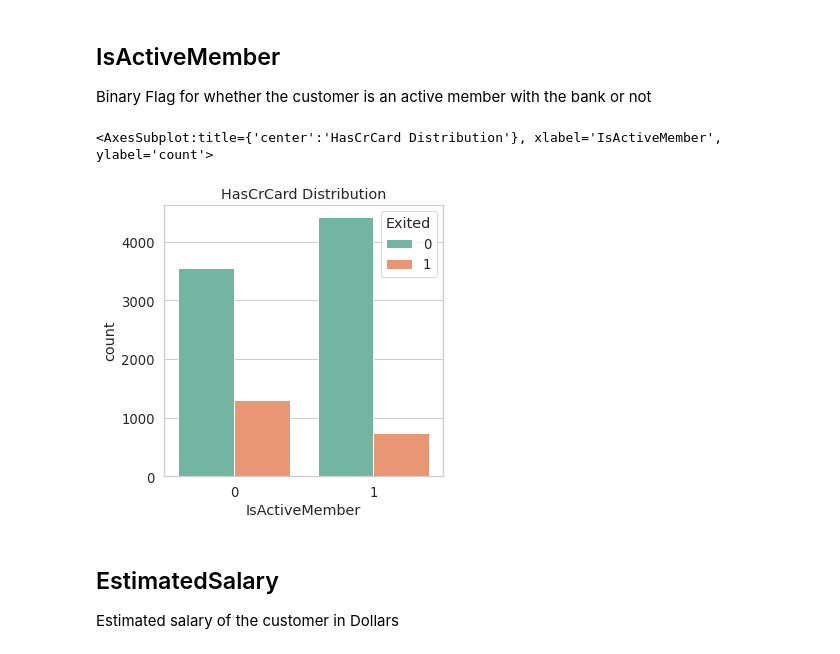
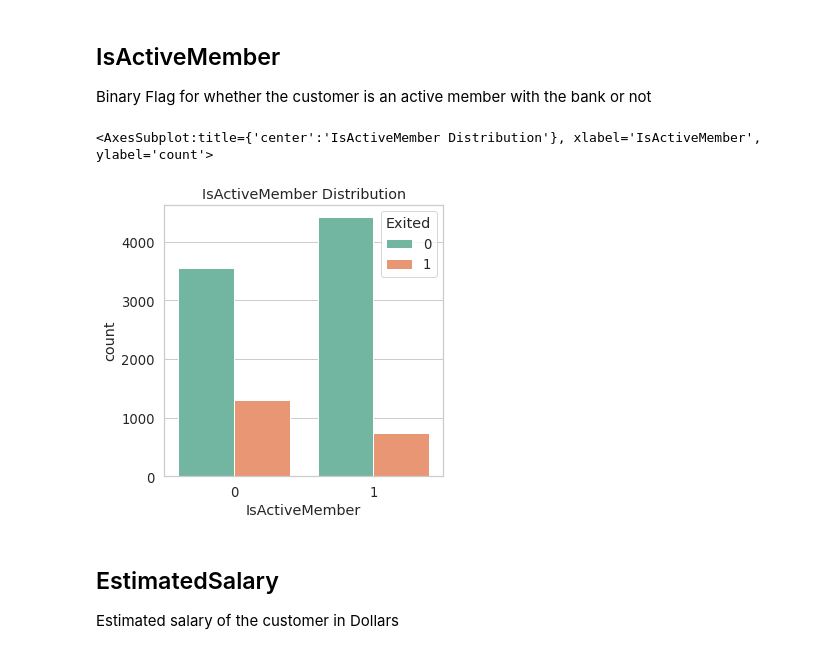
Before and after one commit to Donald954732/INST_0060_datastore, a Jupyter notebook: RandomForest.ipynb, the cells around one changed output. Cells and saved outputs as stored; diff of their text form; code cells hidden in the pictures.

```diff
--- a/RandomForest.ipynb
+++ b/RandomForest.ipynb
@@ -107,11 +135,11 @@ sns.countplot(x='HasCrCard', hue = 'Exited', data=churn_data, ax=ax)
 Binary Flag for whether the customer is an active member with the bank or not
 # %%
 fig, ax = plt.subplots(1, 1, figsize=(5,5))
-ax.set_title('HasCrCard Distribution')
+ax.set_title('IsActiveMember Distribution')
 sns.countplot(x='IsActiveMember', hue = 'Exited', data=churn_data, ax=ax)
 # %% [output]
-<AxesSubplot:title={'center':'HasCrCard Distribution'}, xlabel='IsActiveMember', ylabel='count'>
+<AxesSubplot:title={'center':'IsActiveMember Distribution'}, xlabel='IsActiveMember', ylabel='count'>
-[figure, old version]
+[figure, new version]
 # %% [markdown]
 ## EstimatedSalary
 Estimated salary of the customer in Dollars
```
Also changed, not shown: parts of 20 cells of this notebook, 1 other file.
